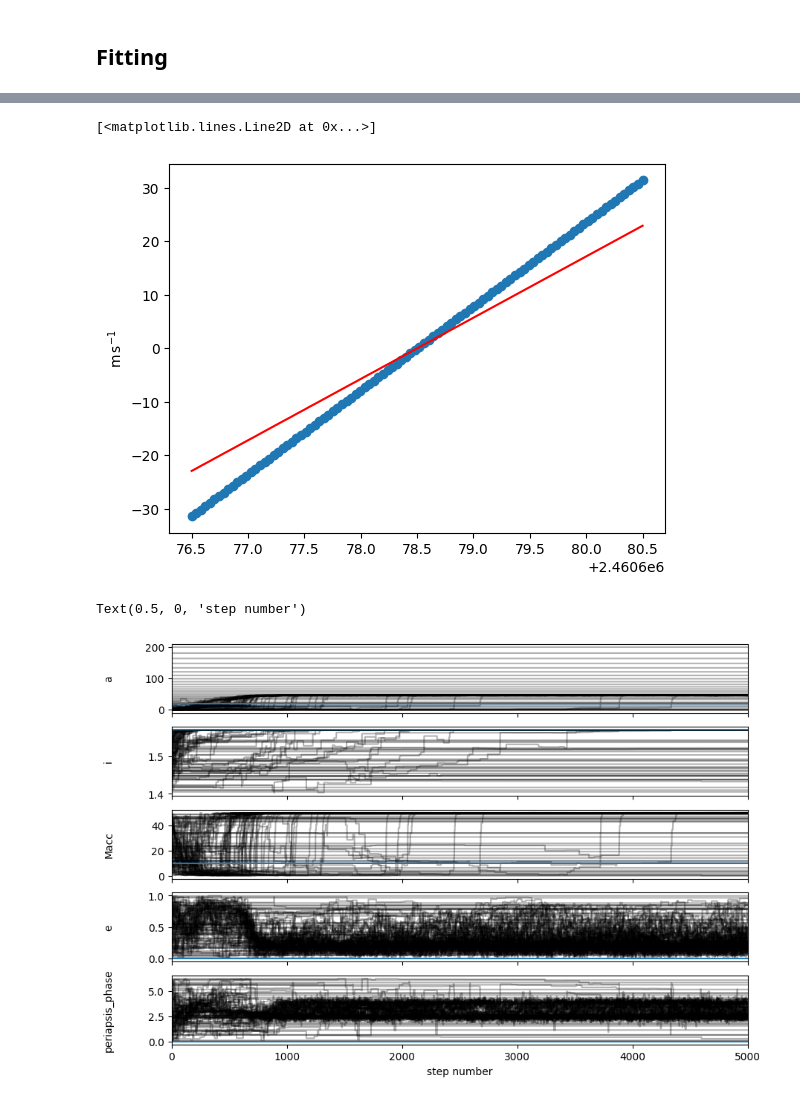
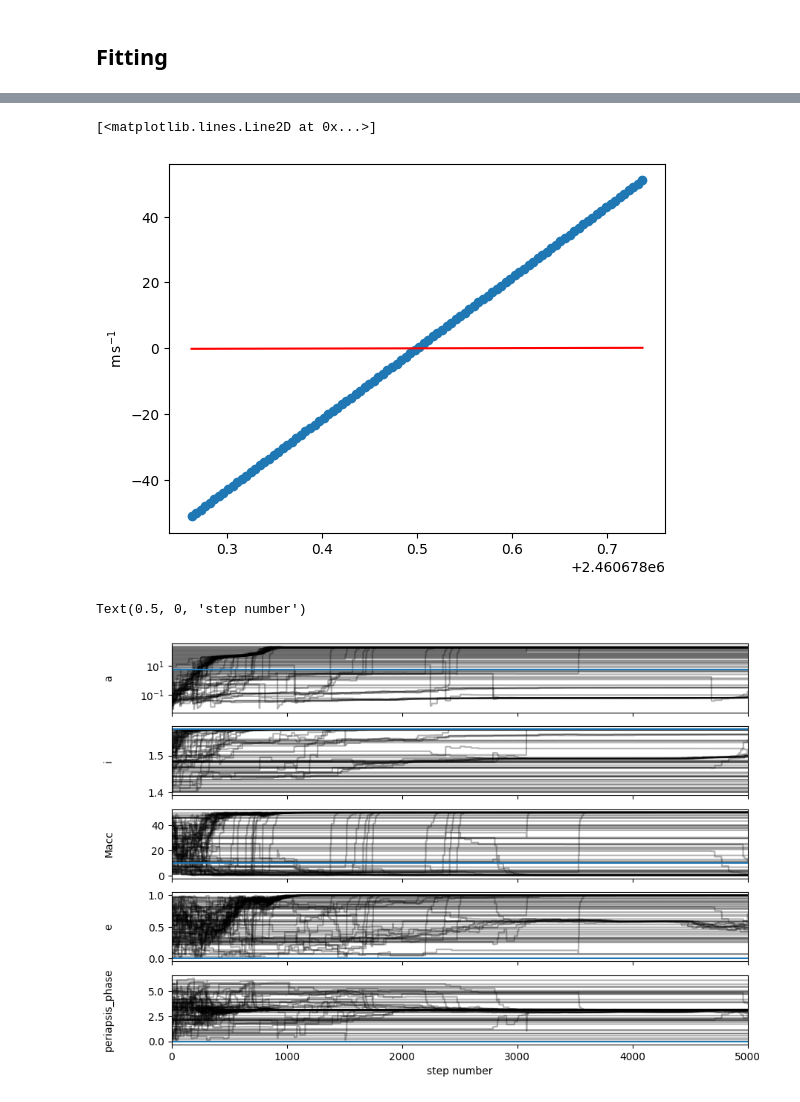
Before and after one commit to COBALT-lensing/py-self-lensing, a Jupyter notebook: demo.ipynb, the cells around one changed output, grey strips where cells are left out. Cells and saved outputs as stored; diff of their text form; code cells hidden in the pictures.

```diff
--- a/demo.ipynb
+++ b/demo.ipynb
@@ -20,12 +20,12 @@ quantity_support()
 LENSING_METHOD = 'IntegratedWittMao'
 # %%
 sls = SelfLensingSystem(
-    a=20 * units.AU,
+    a=5 * units.AU,
     i=0.5*numpy.pi * units.rad,
     Macc=10*units.M_sun,
-    Mcomp=5 * units.M_sun,
+    Mcomp=1 * units.M_sun,
     e=0 * units.dimensionless_unscaled,
-    d=100*units.kpc,
+    d=1*units.kpc,
 )
-sls.Rcomp, sls.Tmag, sls.Teff, sls.porb, sls.tau_eff, sls.b, sls.b_max, sls.rE(), sls.i, sls.tau_eff
+sls.Rcomp, sls.Tmag, sls.Teff, sls.porb, sls.tau_eff, sls.b, sls.b_max, sls.rE(), sls.i
 # %% [output]
@@ -42,4 +41,8 @@ sls.Rcomp, sls.Tmag, sls.Teff, sls.porb, sls.tau_eff, sls.b, sls.b_max, sls.rE()
 # %%
-start_time = Time("2025-01-01")
-end_time = Time("2025-01-05")
 peak_time = Time("2025-01-03")
+start_time = peak_time - sls.tau_eff / 2
+end_time = peak_time + sls.tau_eff / 2
+# start_time = Time("2025-01-01")
+# end_time = Time("2025-01-05")
+
+start_time, peak_time, end_time
@@ -46,3 +53,3 @@ peak_time = Time("2025-01-03")
 # %%
-lcg = LightcurveGenerator(sls, start_time=start_time, end_time=end_time, peak_time=peak_time, ev=True, db=True, sl=True, lensing_method=LENSING_METHOD, gp=TESSGP, bins=27*24*6)
+lcg = GPLightcurveGenerator(sls, start_time=start_time, end_time=end_time, peak_time=peak_time, ev=True, db=True, sl=True, lensing_method=LENSING_METHOD, bins=27*24*6, gp=TESSGP)
 rvg = RVGenerator(sls, start_time=start_time, end_time=end_time, peak_time=peak_time)
@@ -204,24 +233,25 @@ pyplot.scatter(rvg.times.jd, rvg.rv)
 pyplot.plot(rvg_fit.times.jd, rvg_fit.rv, c='red')
 # %% [output]
 [<matplotlib.lines.Line2D at 0x...>]
-[figure, old version]
+[figure, new version]
 # %%
 truths=[sls.a.value, sls.i.value, sls.Macc.value, sls.e.value, sls.periapsis_phase.value]
 
 from matplotlib import pyplot as plt
 labels = ["a", "i", "Macc", 'e', 'periapsis_phase']
 fig, axes = plt.subplots(len(labels), figsize=(10, 7), sharex=True)
 samples = sampler.get_chain()#discard=100)
 flat_samples = sampler.get_chain(flat=True)
 for i in range(len(labels)):
     ax = axes[i]
     ax.plot(samples[:, :, i], "k", alpha=0.3)
     ax.axhline(truths[i])
     ax.set_xlim(0, len(samples))
     ax.set_ylabel(labels[i])
     ax.yaxis.set_label_coords(-0.1, 0.5)
+axes[0].set_yscale('log')
 
 axes[-1].set_xlabel("step number")
 # %% [output]
 Text(0.5, 0, 'step number')
-[figure, old version]
+[figure, new version]
```
Also changed, not shown: parts of 22 cells of this notebook, 4 other files.
